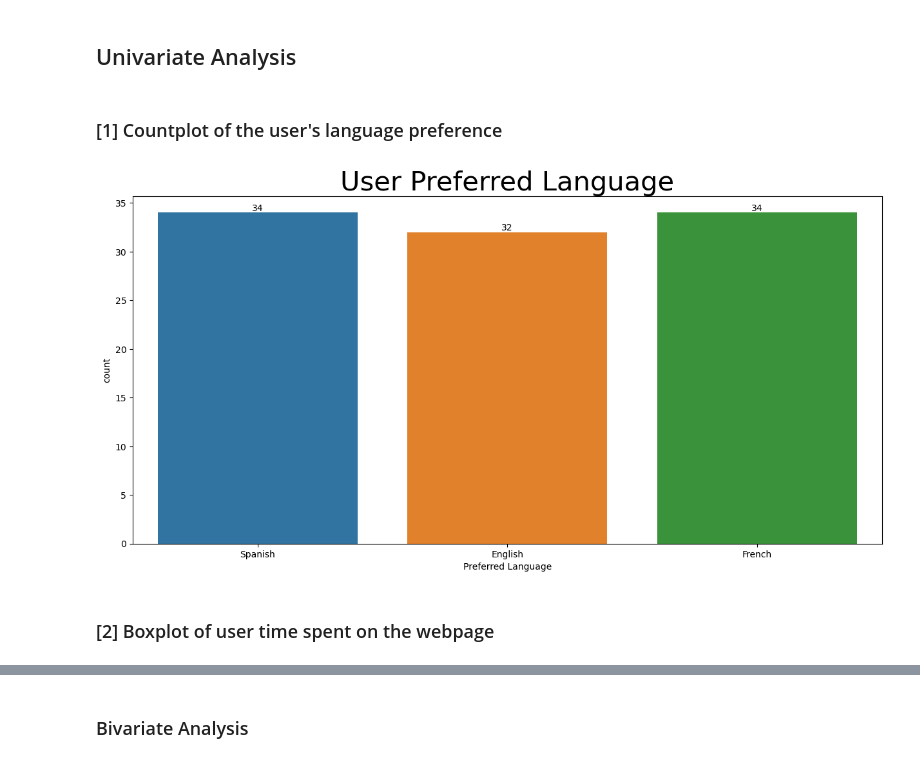
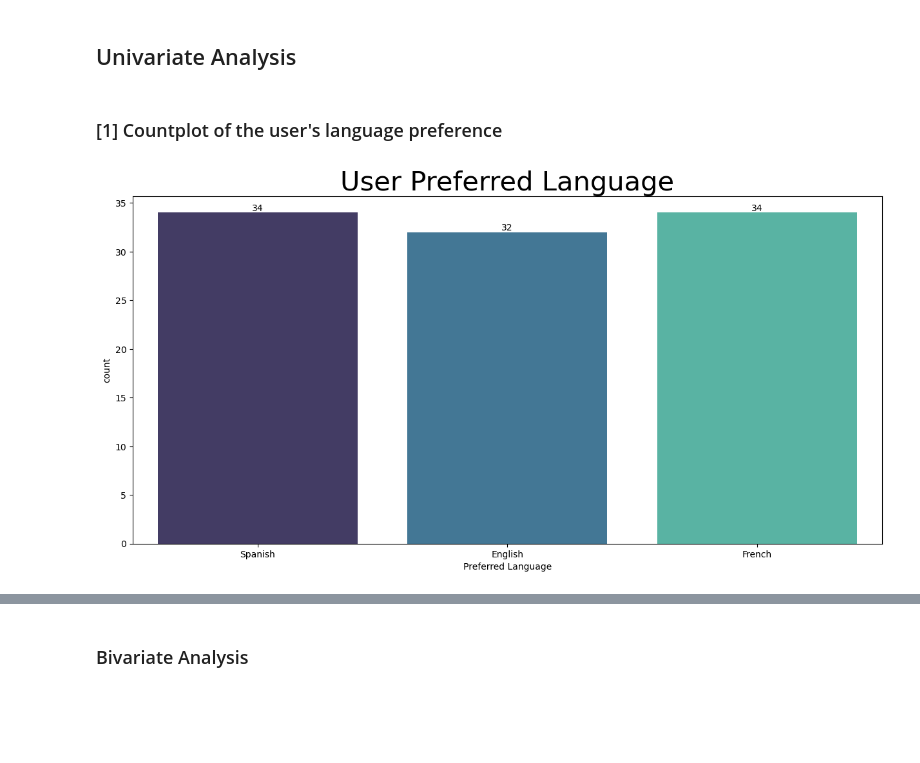
Before and after one commit to YatikT/Coursework, a Jupyter notebook: Project File Stats.ipynb, the cells around one changed output, grey strips where cells are left out. Saved outputs shown, nothing was run; the diff lists cells and outputs as text; code cells hidden in the pictures; blank space fills up the shorter version.

```diff
--- a/Project File Stats.ipynb
+++ b/Project File Stats.ipynb
@@ -122,16 +122,14 @@ dtype: int64
 # %% [markdown]
 ## Univariate Analysis
-# %% [markdown]
-### [1] Countplot of the user's language preference
+# %% [markdown]
+### [1] Countplot of the user's language preference
 # %%
 plt.figure(figsize=(15,7)) # Establish Plot Area
-fig1 = sns.countplot(data=df,x='language_preferred') # Create a countplot
+fig1 = sns.countplot(data=df,x='language_preferred', palette = 'mako') # Create a countplot
 
 # Adding graph title, axis label and value labels
 plt.xlabel('Preferred Language')
 plt.title('User Preferred Language', fontsize = 30)
 fig1.bar_label(fig1.containers[0], label_type='edge');
 # %% [output]
-[figure, old version]
+[figure, new version]
-# %% [markdown]
-### [2] Boxplot of user time spent on the webpage
```
Also changed, not shown: parts of 45 cells of this notebook.
